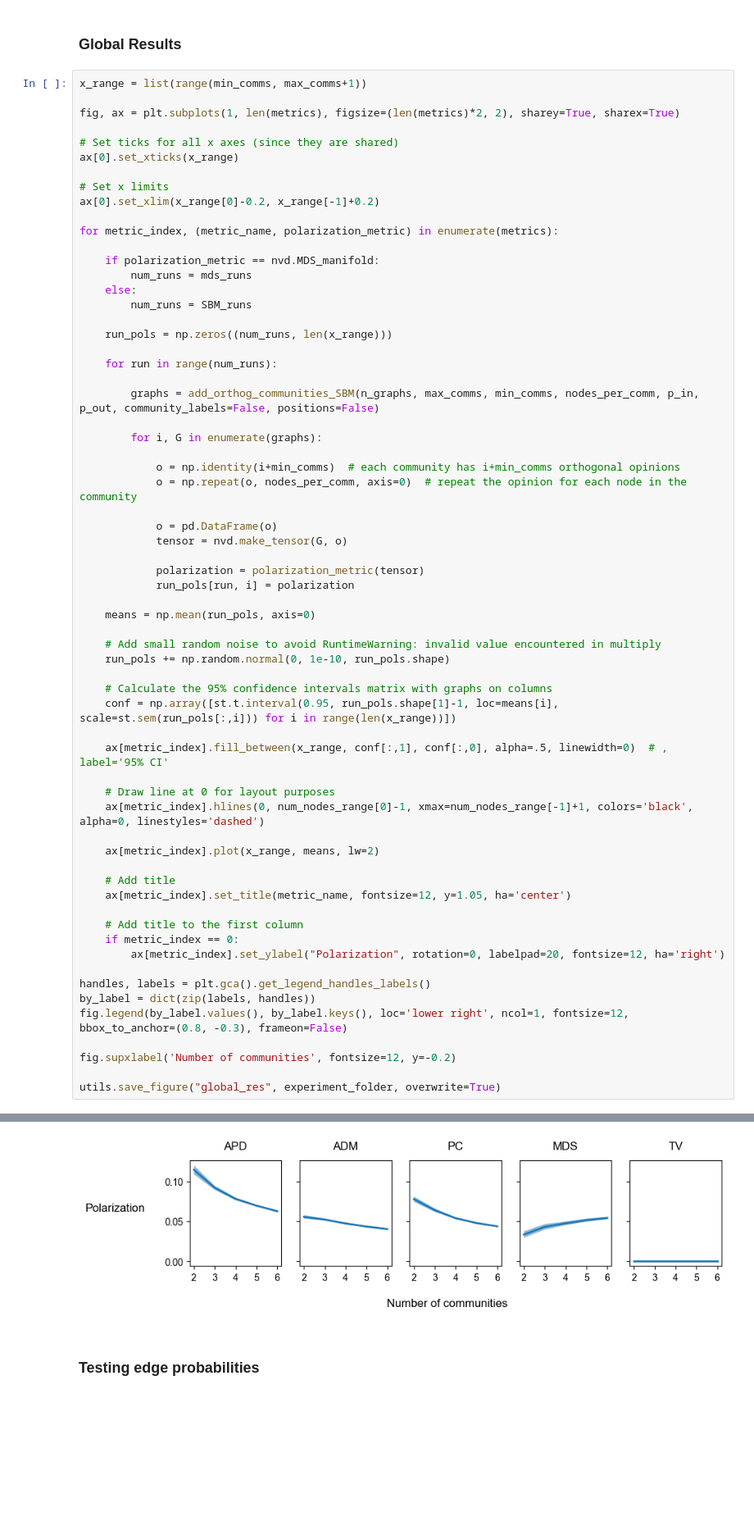
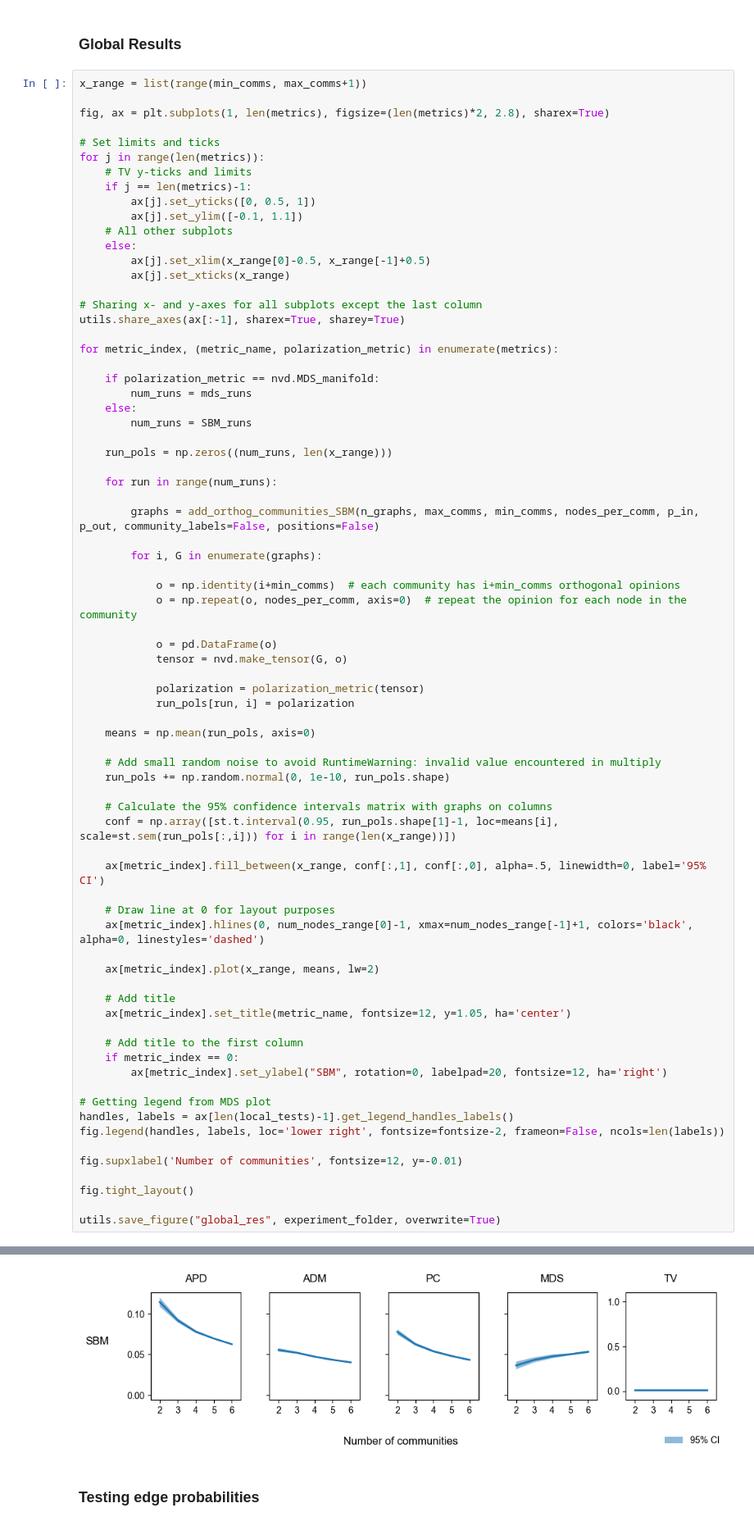
Before and after one commit to Christian-Weidemann/Quantifying-Multipolar-Polarization, a Jupyter notebook: 1_add_orthog_nodes.ipynb, the cells around one changed output, grey strips where cells are left out. Shown at 82% size. Saved outputs shown, nothing was run; the diff lists cells and outputs as text; blank space fills up the shorter version.

```diff
--- a/1_add_orthog_nodes.ipynb
+++ b/1_add_orthog_nodes.ipynb
@@ -253,13 +244,21 @@ Figure saved
 # %%
 x_range = list(range(min_comms, max_comms+1))
 
-fig, ax = plt.subplots(1, len(metrics), figsize=(len(metrics)*2, 2), sharey=True, sharex=True)
+fig, ax = plt.subplots(1, len(metrics), figsize=(len(metrics)*2, 2.8), sharex=True)
 
-# Set ticks for all x axes (since they are shared)
-ax[0].set_xticks(x_range)
+# Set limits and ticks
+for j in range(len(metrics)):
+    # TV y-ticks and limits
+    if j == len(metrics)-1:
+        ax[j].set_yticks([0, 0.5, 1])
+        ax[j].set_ylim([-0.1, 1.1])
+    # All other subplots
+    else:
+        ax[j].set_xlim(x_range[0]-0.5, x_range[-1]+0.5)
+        ax[j].set_xticks(x_range)
 
-# Set x limits
-ax[0].set_xlim(x_range[0]-0.2, x_range[-1]+0.2)
+# Sharing x- and y-axes for all subplots except the last column
+utils.share_axes(ax[:-1], sharex=True, sharey=True)
 
 for metric_index, (metric_name, polarization_metric) in enumerate(metrics):
 
@@ -293,7 +292,7 @@ for metric_index, (metric_name, polarization_metric) in enumerate(metrics):
     # Calculate the 95% confidence intervals matrix with graphs on columns
     conf = np.array([st.t.interval(0.95, run_pols.shape[1]-1, loc=means[i], scale=st.sem(run_pols[:,i])) for i in range(len(x_range))])
 
-    ax[metric_index].fill_between(x_range, conf[:,1], conf[:,0], alpha=.5, linewidth=0)  # , label='95% CI'
+    ax[metric_index].fill_between(x_range, conf[:,1], conf[:,0], alpha=.5, linewidth=0, label='95% CI')
 
     # Draw line at 0 for layout purposes
     ax[metric_index].hlines(0, num_nodes_range[0]-1, xmax=num_nodes_range[-1]+1, colors='black', alpha=0, linestyles='dashed')
@@ -305,13 +304,15 @@ for metric_index, (metric_name, polarization_metric) in enumerate(metrics):
 
     # Add title to the first column
     if metric_index == 0:
-        ax[metric_index].set_ylabel("Polarization", rotation=0, labelpad=20, fontsize=12, ha='right')
+        ax[metric_index].set_ylabel("SBM", rotation=0, labelpad=20, fontsize=12, ha='right')
 
-handles, labels = plt.gca().get_legend_handles_labels()
-by_label = dict(zip(labels, handles))
-fig.legend(by_label.values(), by_label.keys(), loc='lower right', ncol=1, fontsize=12, bbox_to_anchor=(0.8, -0.3), frameon=False)
+# Getting legend from MDS plot
+handles, labels = ax[len(local_tests)-1].get_legend_handles_labels()
+fig.legend(handles, labels, loc='lower right', fontsize=fontsize-2, frameon=False, ncols=len(labels))
 
-fig.supxlabel('Number of communities', fontsize=12, y=-0.2)
+fig.supxlabel('Number of communities', fontsize=12, y=-0.01)
+
+fig.tight_layout()
 
 utils.save_figure("global_res", experiment_folder, overwrite=True)
 # %% [output]
@@ -318,5 +335,5 @@ utils.save_figure("global_res", experiment_folder, overwrite=True)
 Figure saved
-[figure, old version]
+[figure, new version]
 # %% [markdown]
 ### Testing edge probabilities
 # %%
```
Also changed, not shown: parts of 5 cells of this notebook, 9 other files.
